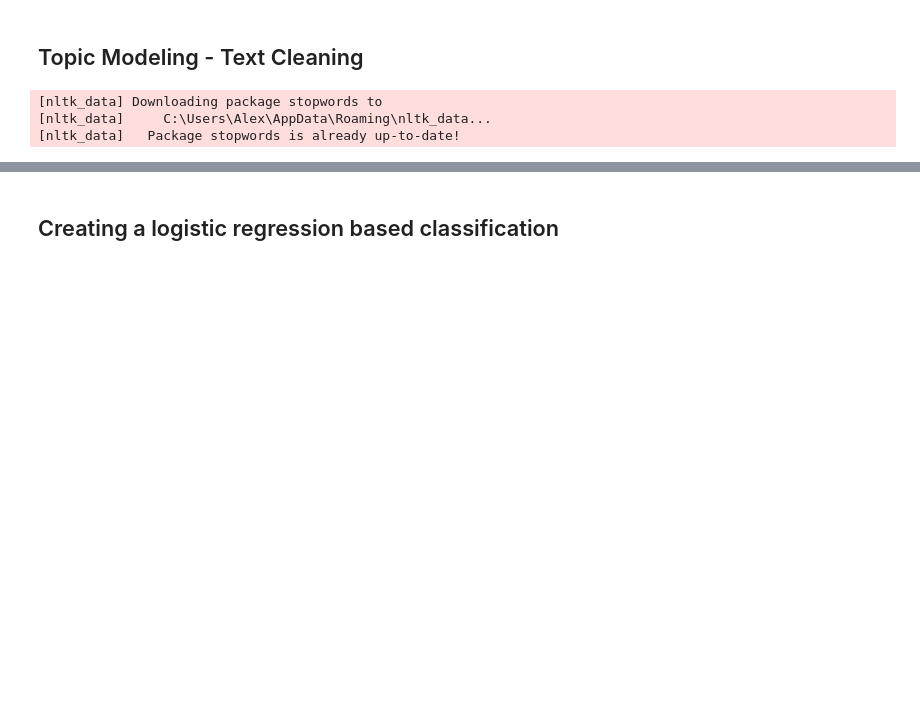
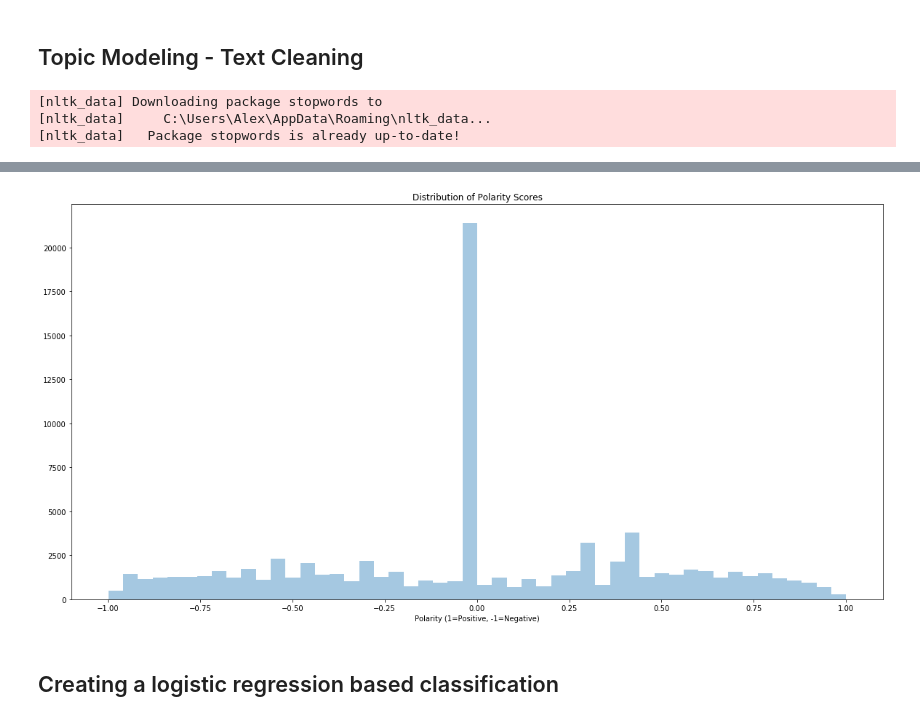
Before and after one commit to alexilyin1/reddit_scraper, a Jupyter notebook: reddit_analysis.ipynb, the cells around one changed output, grey strips where cells are left out. Saved outputs shown, nothing was run; the diff lists cells and outputs as text; code cells hidden in the pictures; blank space fills up the shorter version.

```diff
--- a/reddit_analysis.ipynb
+++ b/reddit_analysis.ipynb
@@ -919,3 +1030,18 @@ vis
+# %%
+from vaderSentiment.vaderSentiment import SentimentIntensityAnalyzer
+
+sia = SentimentIntensityAnalyzer()
+vader_sentiment = comments_df['text'].map(lambda text: sia.polarity_scores(text))
+# %%
+vader_list = [x['compound'] for x in vader_sentiment.values]
+comments_df['vader_polarity'] = vader_list
+# %%
+sns.distplot(comments_df['vader_polarity'], kde=False)
+plt.title('Distribution of Polarity Scores')
+plt.xlabel('Polarity (1=Positive, -1=Negative)')
+plt.show()
+# %% [output]
+[figure, added]
 # %% [markdown]
 ## Creating a logistic regression based classification
 # %% [markdown]
```
Also changed, not shown: parts of 27 cells of this notebook, 1 other file.
